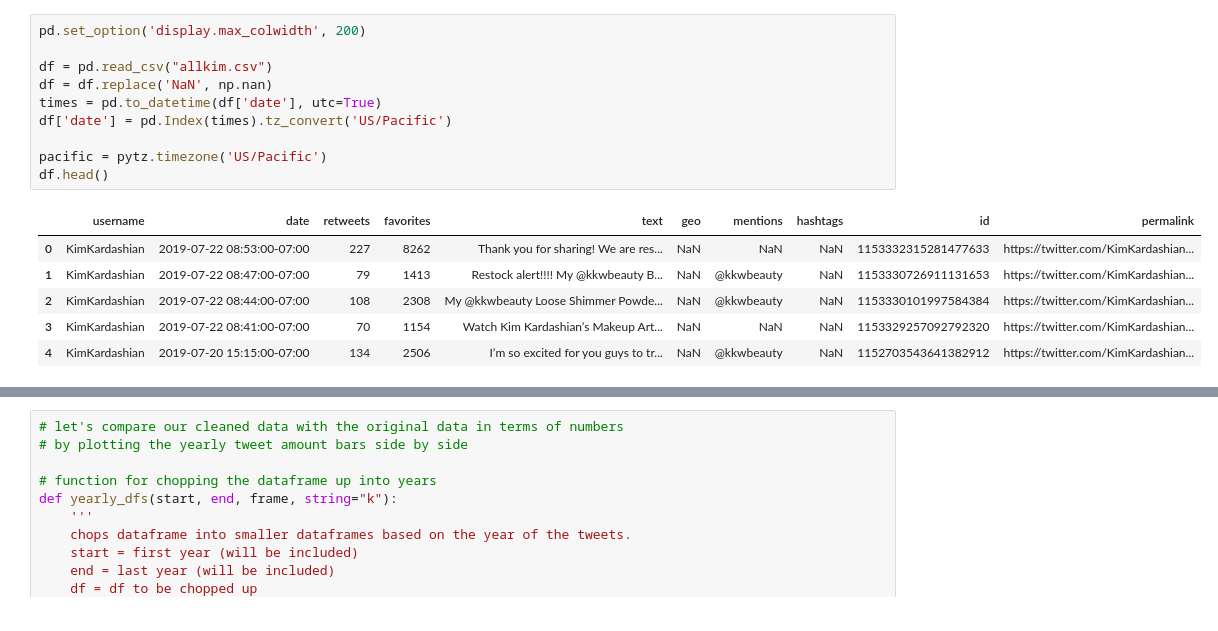
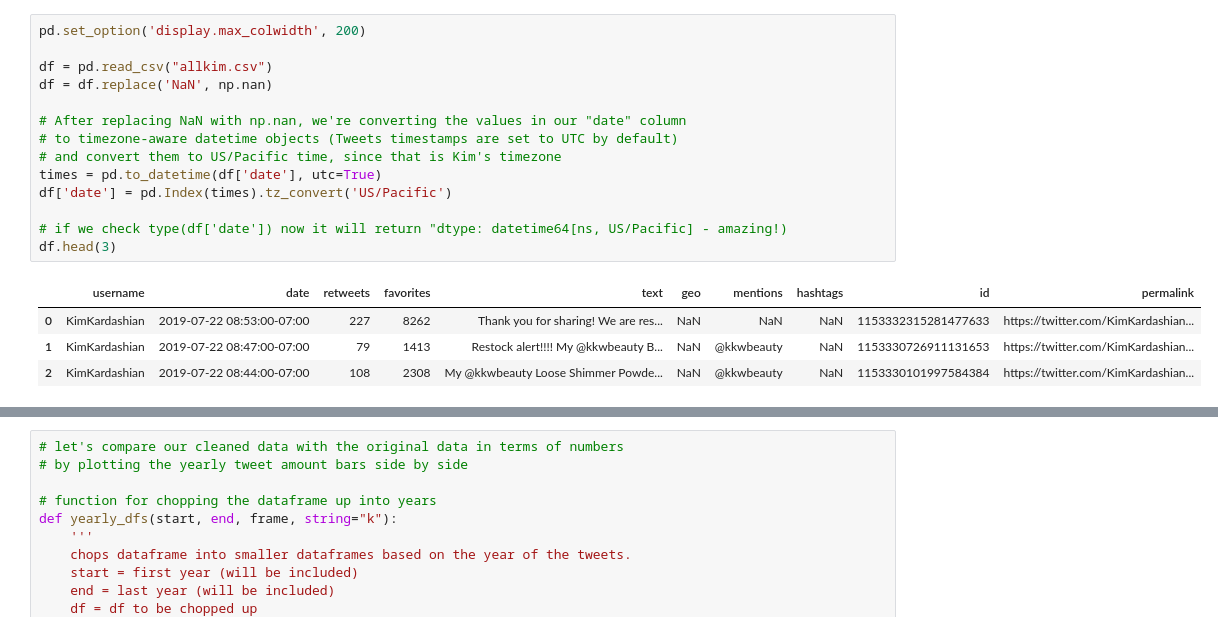
Before and after one commit to brokkoligirl/kimtweets, a Jupyter notebook: Kim's Complete Twitter Timeline (cleaned).ipynb, the cells around one changed output, grey strips where cells are left out. Drawn from its saved outputs; the diff is of its cells as text.

```diff
--- a/Kim's Complete Twitter Timeline (cleaned).ipynb
+++ b/Kim's Complete Twitter Timeline (cleaned).ipynb
@@ -23,18 +31,20 @@ from collections import Counter
 # %%
 pd.set_option('display.max_colwidth', 200)
 
 df = pd.read_csv("allkim.csv")
 df = df.replace('NaN', np.nan)
+
+# After replacing NaN with np.nan, we're converting the values in our "date" column
+# to timezone-aware datetime objects (Tweets timestamps are set to UTC by default)
+# and convert them to US/Pacific time, since that is Kim's timezone
 times = pd.to_datetime(df['date'], utc=True)
 df['date'] = pd.Index(times).tz_convert('US/Pacific')
 
-pacific = pytz.timezone('US/Pacific')
-df.head()
+# if we check type(df['date']) now it will return "dtype: datetime64[ns, US/Pacific] - amazing!)
+df.head(3)
 # %% [output]
 |  | username | date | retweets | favorites | text | geo | mentions | hashtags | id | permalink |
 | 0 | KimKardashian | 2019-07-22 08:53:00-07:00 | 227 | 8262 | Thank you for sharing! We are res... | NaN | NaN | NaN | 1153332315281477633 | https://twitter.com/KimKardashian... |
 | 1 | KimKardashian | 2019-07-22 08:47:00-07:00 | 79 | 1413 | Restock alert!!!! My @kkwbeauty B... | NaN | @kkwbeauty | NaN | 1153330726911131653 | https://twitter.com/KimKardashian... |
 | 2 | KimKardashian | 2019-07-22 08:44:00-07:00 | 108 | 2308 | My @kkwbeauty Loose Shimmer Powde... | NaN | @kkwbeauty | NaN | 1153330101997584384 | https://twitter.com/KimKardashian... |
-| 3 | KimKardashian | 2019-07-22 08:41:00-07:00 | 70 | 1154 | Watch Kim Kardashian’s Makeup Art... | NaN | NaN | NaN | 1153329257092792320 | https://twitter.com/KimKardashian... |
-| 4 | KimKardashian | 2019-07-20 15:15:00-07:00 | 134 | 2506 | I’m so excited for you guys to tr... | NaN | @kkwbeauty | NaN | 1152703543641382912 | https://twitter.com/KimKardashian... |
 # %%
```
Also changed, not shown: parts of 30 cells of this notebook, 1 other file.
